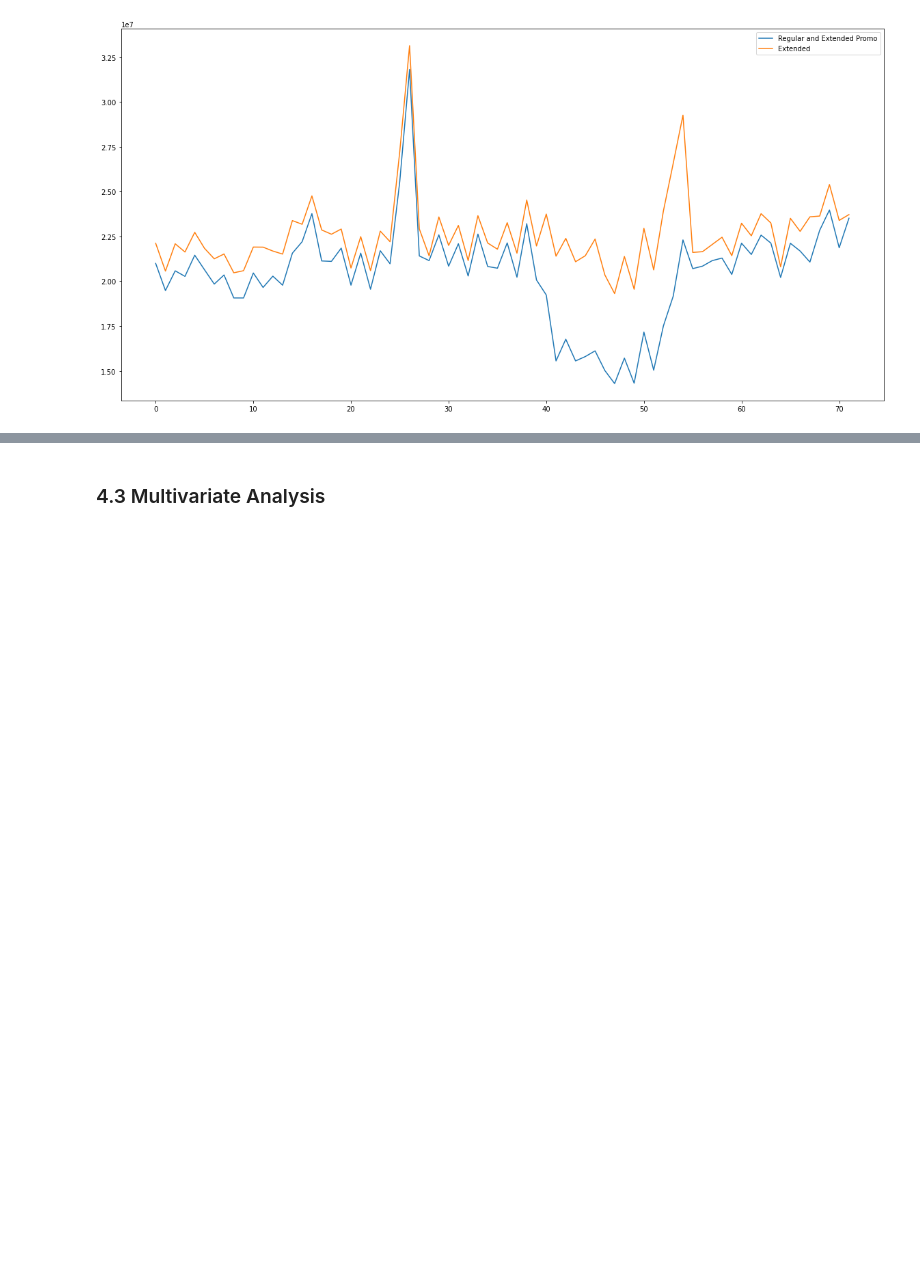
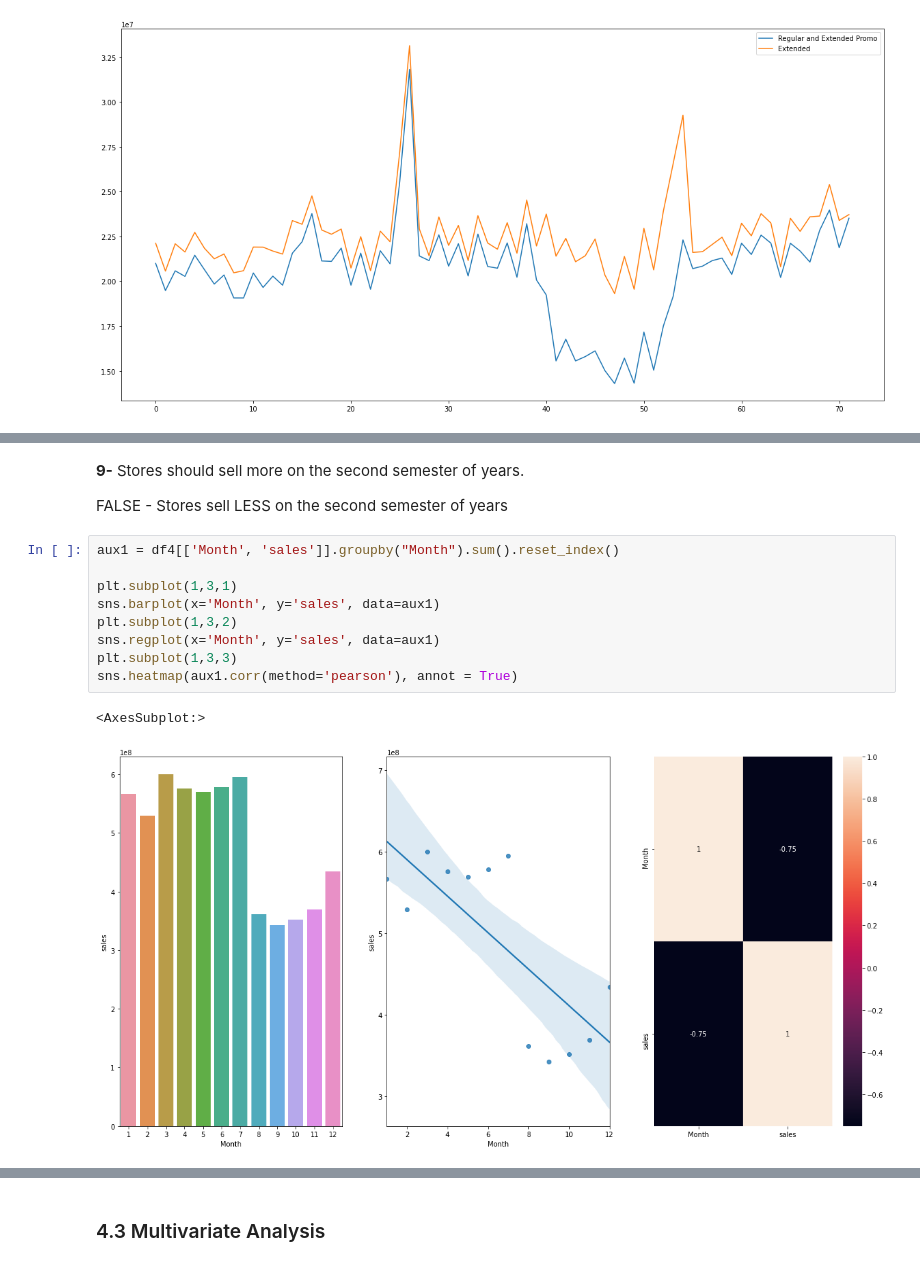
Before and after one commit to gabeferrari/DataScienceEmProducao, a Jupyter notebook: m04_v01_store_sales_prediction.ipynb, the cells around one changed output, grey strips where cells are left out. Drawn from its saved outputs; the diff is of its cells as text; blank space fills up the shorter version.

```diff
--- a/m04_v01_store_sales_prediction.ipynb
+++ b/m04_v01_store_sales_prediction.ipynb
@@ -592,0 +626,16 @@ ax.legend(labels=['Regular and Extended Promo', 'Extended'])
+# %% [markdown]
+**9-** Stores should sell more on the second semester of years.
+
+FALSE - Stores sell LESS on the second semester of years
+# %%
+aux1 = df4[['Month', 'sales']].groupby("Month").sum().reset_index()
+
+plt.subplot(1,3,1)
+sns.barplot(x='Month', y='sales', data=aux1)
+plt.subplot(1,3,2)
+sns.regplot(x='Month', y='sales', data=aux1)
+plt.subplot(1,3,3)
+sns.heatmap(aux1.corr(method='pearson'), annot = True)
+# %% [output]
+<AxesSubplot:>
+[figure, added]
```
Also changed, not shown: parts of 8 cells of this notebook.
